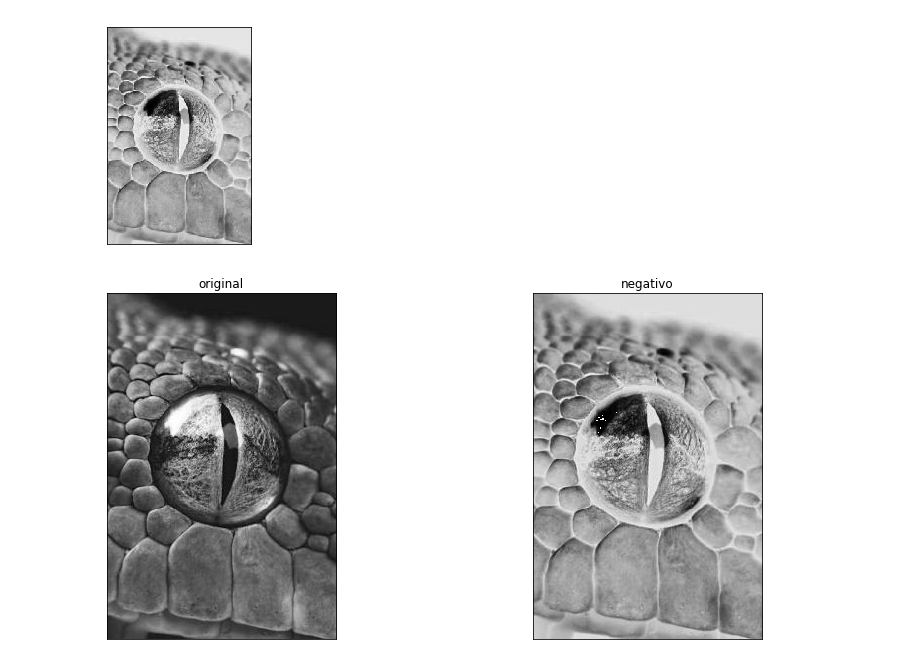
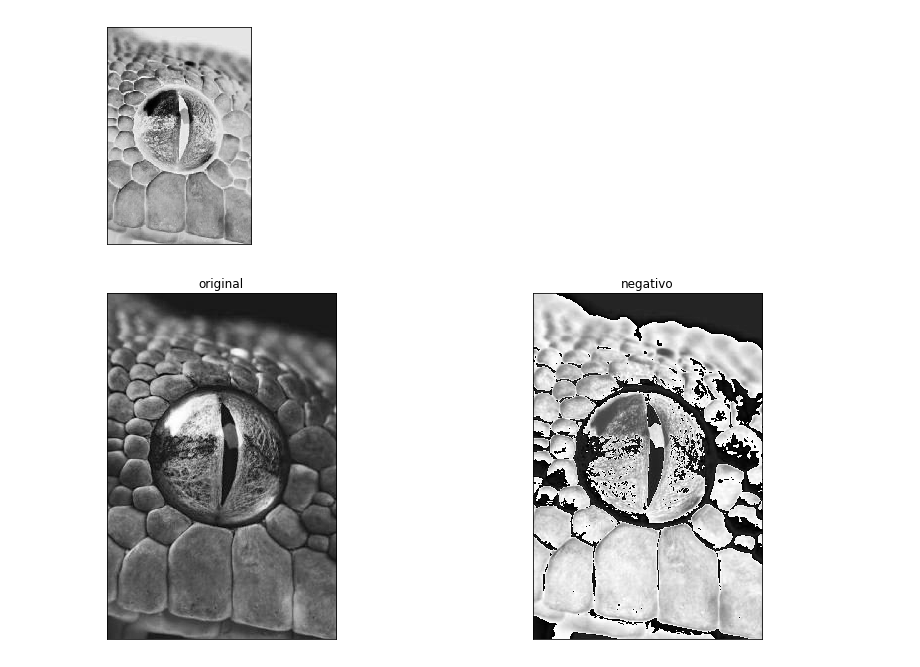
Before and after one commit to Hachiman999/Colab-imagen, a Jupyter notebook: interpolacion_transformacion.ipynb, the cells around one changed output. Cells and saved outputs as stored; diff of their text form; code cells hidden in the pictures.

```diff
--- a/interpolacion_transformacion.ipynb
+++ b/interpolacion_transformacion.ipynb
@@ -154,14 +154,14 @@ plt.imshow(np.asarray(img_inver), cmap='gray')
 # %%
 def negativo(l):
   img = cv2.imread('ojo.jpg', cv2.IMREAD_GRAYSCALE)
   rows, columns = img.shape
   img2 = np.zeros((rows,columns), dtype = np.uint8)
   for x in range(rows):
     for y in range(columns):
       img2[x,y]=(l-1) - img[x,y]
   mostrar2_gris(img ,img2, 'original','negativo')
   return
 
-negativo(255)
+negativo(69)
 # %% [output]
-[figure, old version]
+[figure, new version]
```
